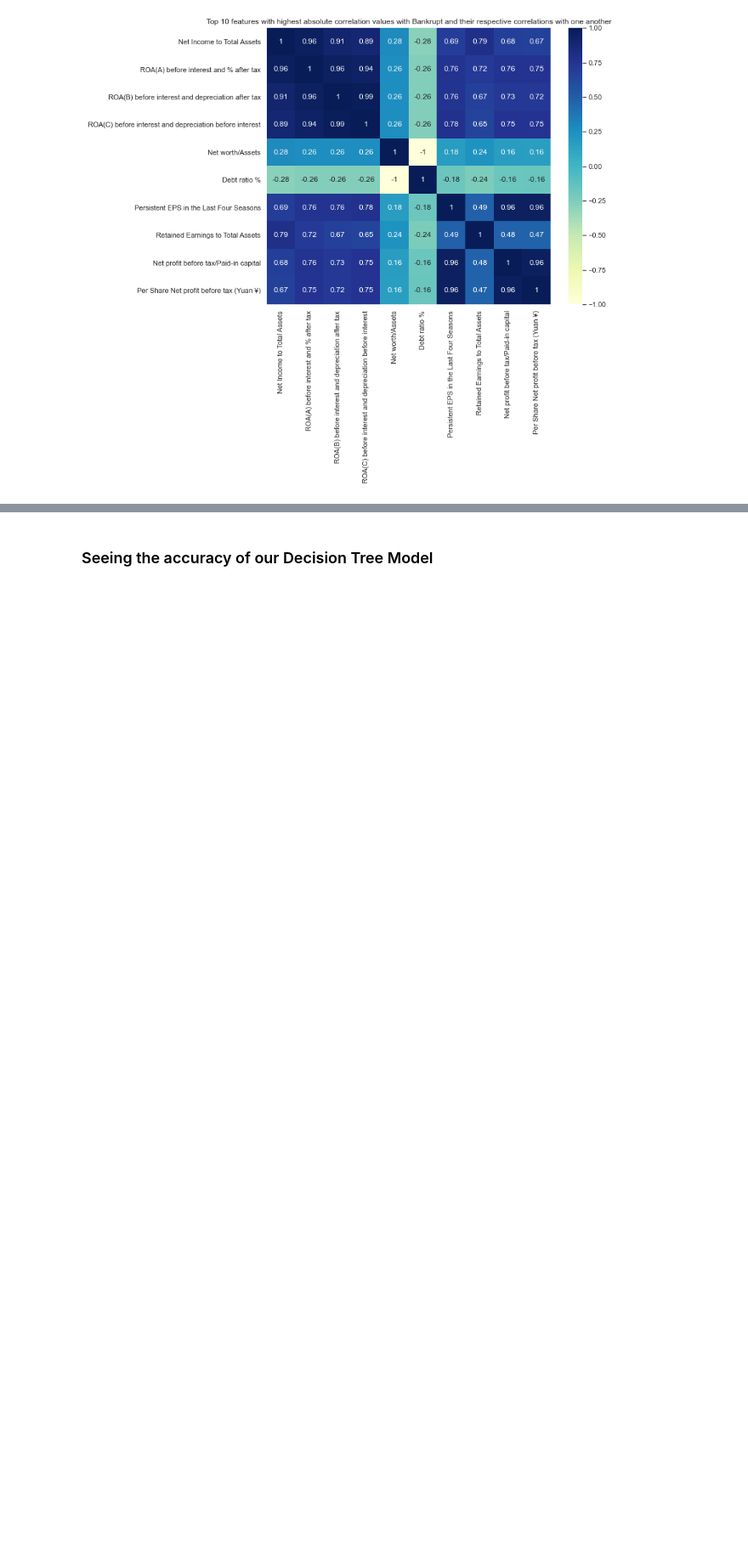
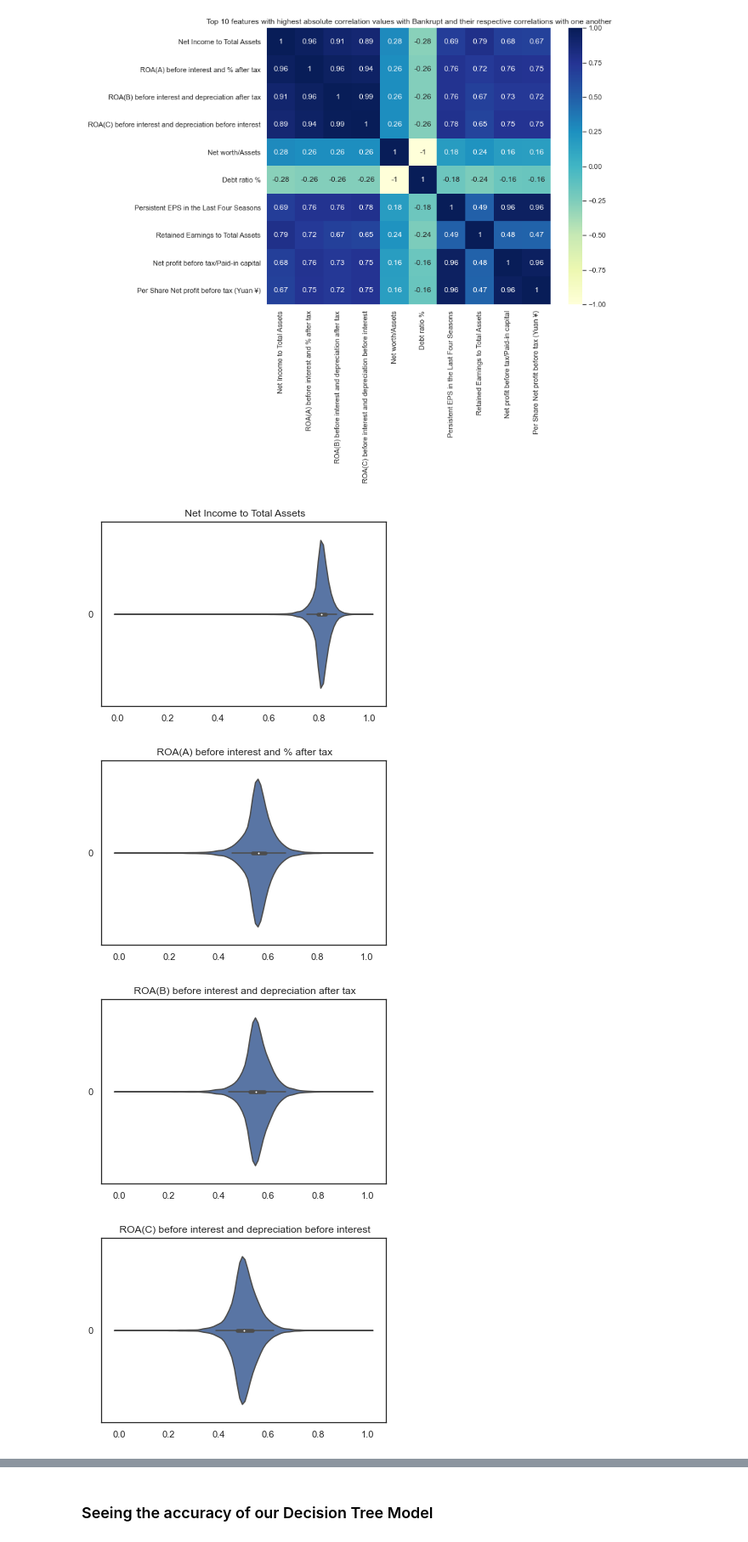
Before and after one commit to paaniwater/DSAI-Project, a Jupyter notebook: bankruptcy.ipynb, the cells around one changed output, grey strips where cells are left out. Shown: that part at 85% size. Drawn from its saved outputs; the diff is of its cells as text; code cells hidden in the pictures; blank space fills up the shorter version.

Commit message:
Added box plots and violin plots
Added the two plots for the top 10 variables

```diff
--- a/bankruptcy.ipynb
+++ b/bankruptcy.ipynb
@@ -124,3 +124,13 @@ plt.title("Top 10 features with highest absolute correlation values with Bankrup
 plt.show()
 # %% [output]
 [figure]
+# %%
+for feature in top_corr_features:
+    sns.violinplot(data=df[feature], orient = "h")
+    plt.title(feature)
+    plt.show()
+# %% [output]
+[figure, added]
+[figure, added]
+[figure, added]
+[figure, added]
```
Also changed, not shown: parts of 3 cells of this notebook, 1 other file.
